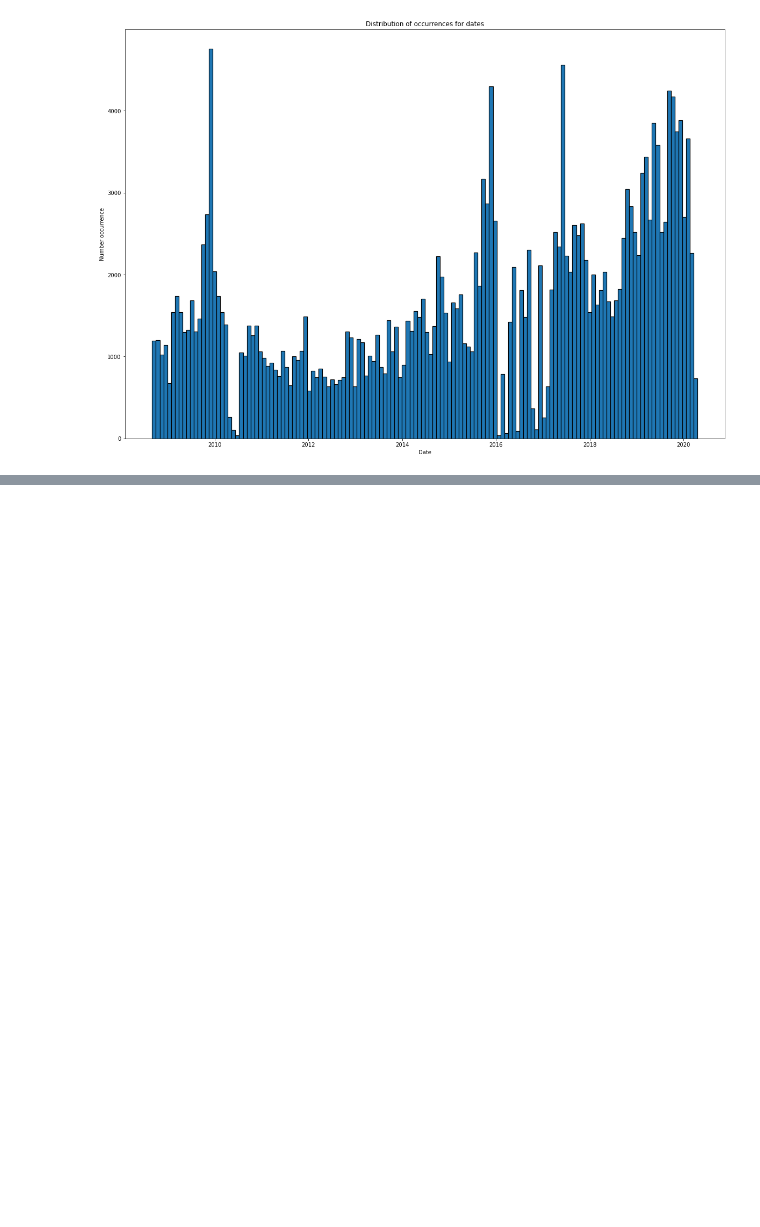
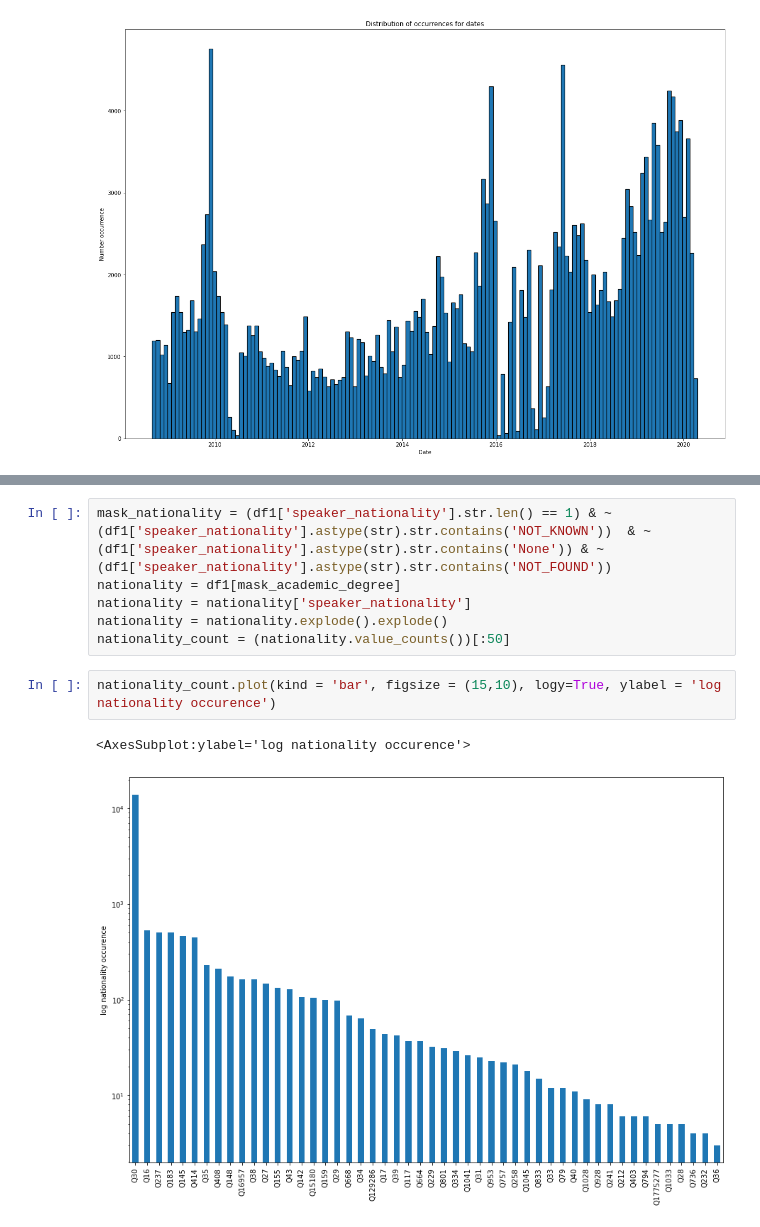
Before and after one commit to epfl-ada/ada-2021-project-salazar-gang, a Jupyter notebook: working_draft.ipynb, the cells around one changed output, grey strips where cells are left out. Saved outputs shown, nothing was run; the diff lists cells and outputs as text; blank space fills up the shorter version.

```diff
--- a/working_draft.ipynb
+++ b/working_draft.ipynb
@@ -83,0 +193,11 @@ print(type(twenty_thirty))
+# %%
+mask_nationality = (df1['speaker_nationality'].str.len() == 1) & ~(df1['speaker_nationality'].astype(str).str.contains('NOT_KNOWN'))  & ~(df1['speaker_nationality'].astype(str).str.contains('None')) & ~(df1['speaker_nationality'].astype(str).str.contains('NOT_FOUND'))
+nationality = df1[mask_academic_degree]
+nationality = nationality['speaker_nationality']
+nationality = nationality.explode().explode()
+nationality_count = (nationality.value_counts())[:50]
+# %%
+nationality_count.plot(kind = 'bar', figsize = (15,10), logy=True, ylabel = 'log nationality occurence')
+# %% [output]
+<AxesSubplot:ylabel='log nationality occurence'>
+[figure, added]
```
Also changed, not shown: parts of 22 cells of this notebook.
